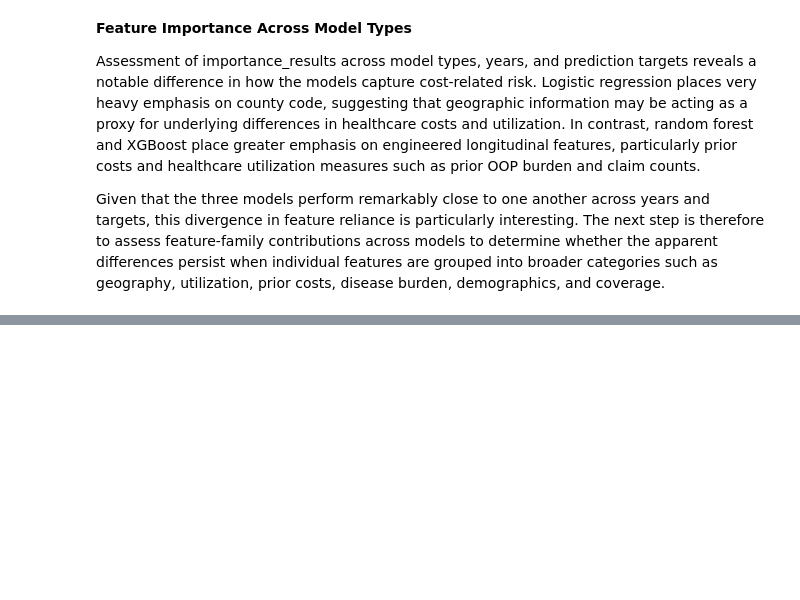
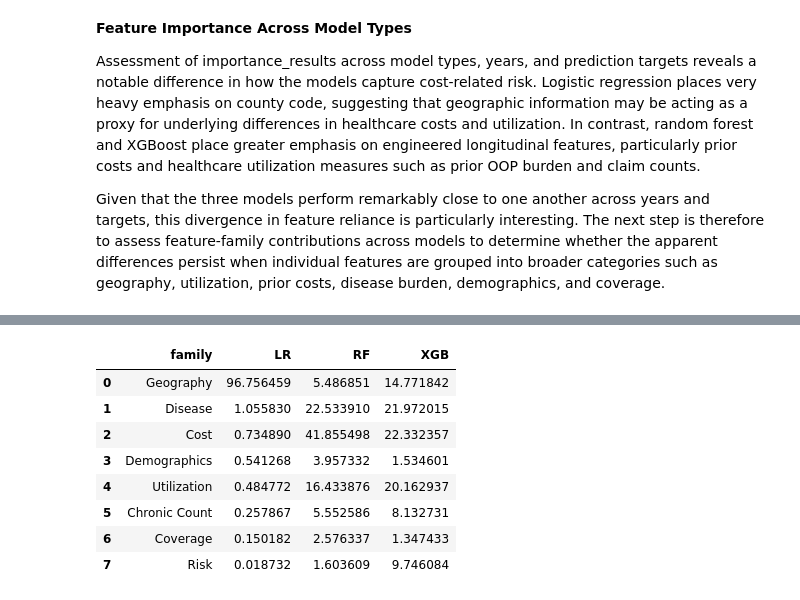
Before and after one commit to jialinn09/MedicareProject, a Jupyter notebook: 4_analyzing.ipynb, the cells around one changed output, grey strips where cells are left out. Saved outputs shown, nothing was run; the diff lists cells and outputs as text; code cells hidden in the pictures; blank space fills up the shorter version.

```diff
--- a/4_analyzing.ipynb
+++ b/4_analyzing.ipynb
@@ -107,0 +214,44 @@ Given that the three models perform remarkably close to one another across years
+# %%
+import pandas as pd
+
+comparisons = {}
+
+for year in [2008, 2009, 2010]:
+    for target in ["oop", "payer"]:
+        lr = pd.read_csv(f"results/model_family_importance/lr_{year}_{target}.csv")
+        rf = pd.read_csv(f"results/model_family_importance/rf_{year}_{target}.csv")
+        xgb = pd.read_csv(f"results/model_family_importance/xgb_{year}_{target}.csv")
+
+        comparison = (
+            lr[["family", "relative_importance (%)"]]
+            .rename(columns={"relative_importance (%)": "LR"})
+            .merge(
+                rf[["family", "relative_importance (%)"]]
+                .rename(columns={"relative_importance (%)": "RF"}),
+                on="family",
+                how="outer"
+            )
+            .merge(
+                xgb[["family", "relative_importance (%)"]]
+                .rename(columns={"relative_importance (%)": "XGB"}),
+                on="family",
+                how="outer"
+            )
+            .fillna(0)
+            .sort_values("LR", ascending=False)
+            .reset_index(drop=True)
+        )
+
+        comparisons[(year, target)] = comparison
+# %%
+comparisons[(2010, "payer")]
+# %% [output]
+|  | family | LR | RF | XGB |
+| 0 | Geography | 96.756459 | 5.486851 | 14.771842 |
+| 1 | Disease | 1.055830 | 22.533910 | 21.972015 |
+| 2 | Cost | 0.734890 | 41.855498 | 22.332357 |
+| 3 | Demographics | 0.541268 | 3.957332 | 1.534601 |
+| 4 | Utilization | 0.484772 | 16.433876 | 20.162937 |
+| 5 | Chronic Count | 0.257867 | 5.552586 | 8.132731 |
+| 6 | Coverage | 0.150182 | 2.576337 | 1.347433 |
+| 7 | Risk | 0.018732 | 1.603609 | 9.746084 |
```
Also changed, not shown: parts of 30 cells of this notebook, 32 other files.
